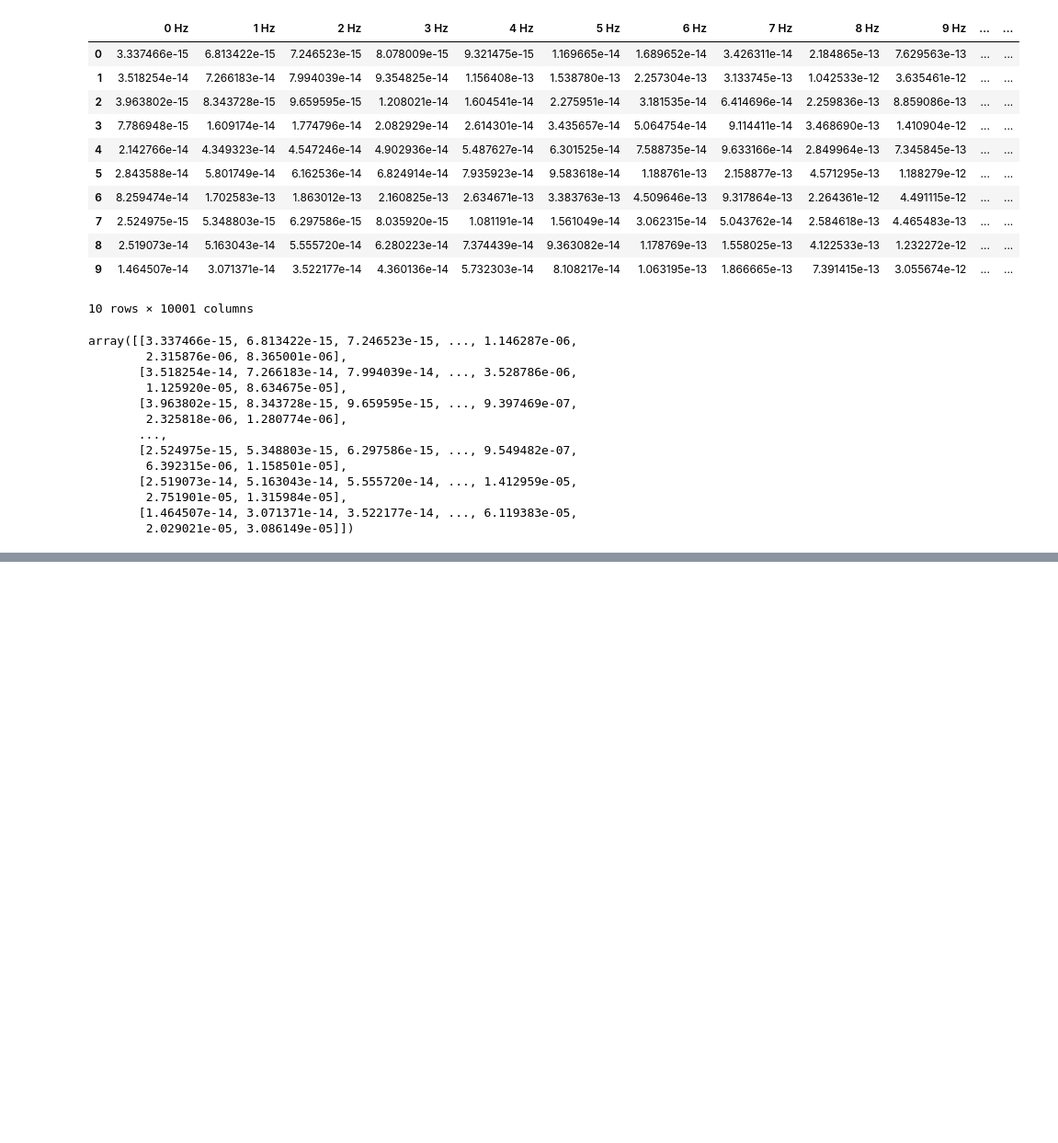
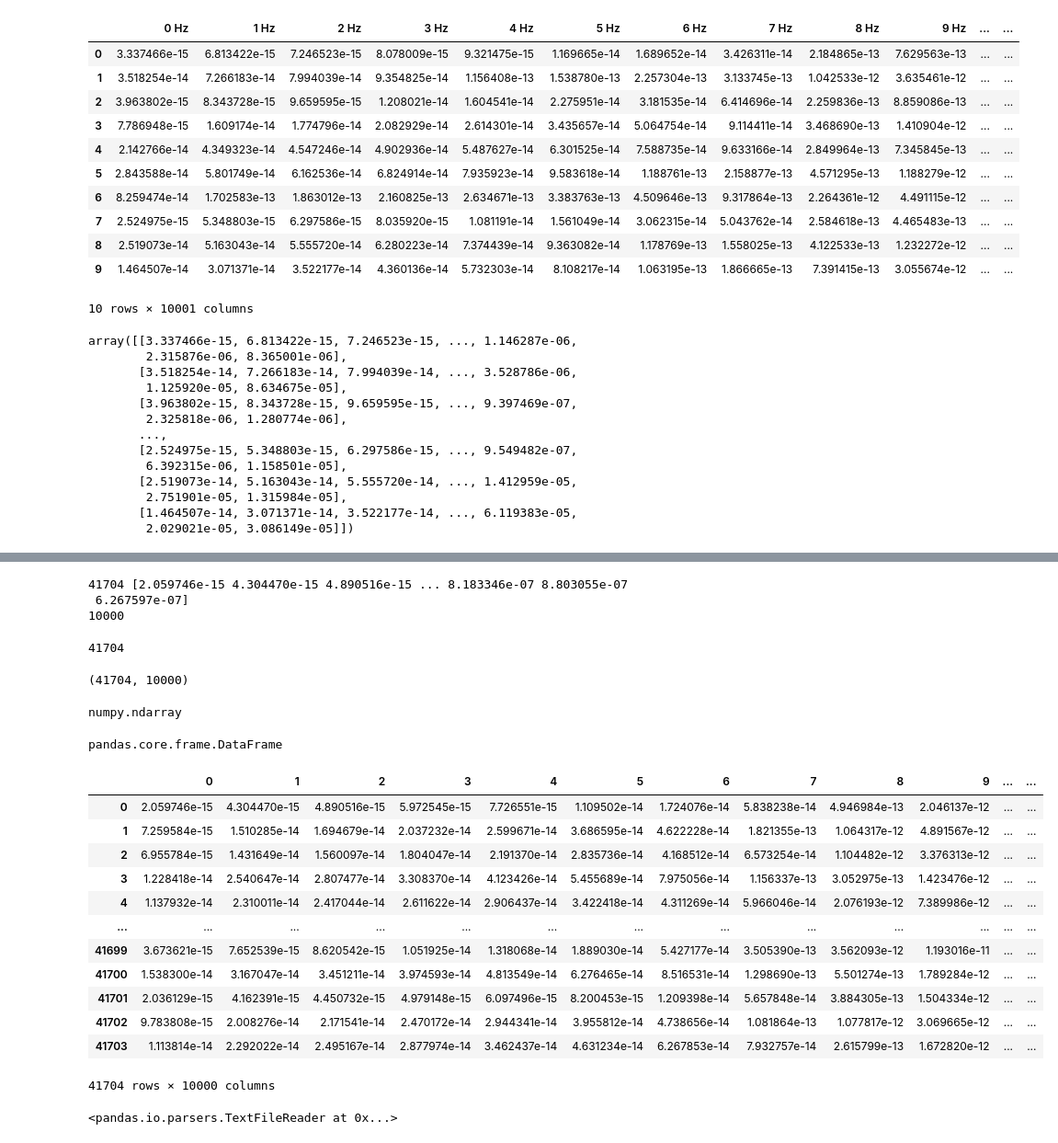
Before and after one commit to wsy8029/nvh, a Jupyter notebook: EDA.ipynb, the cells around one changed output, grey strips where cells are left out. Shown at 92% size. Cells and saved outputs as stored; diff of their text form; code cells hidden in the pictures; blank space fills up the shorter version.

```diff
--- a/EDA.ipynb
+++ b/EDA.ipynb
@@ -110,0 +134,48 @@ list(spec)
+# %%
+import numpy as np
+
+data = np.loadtxt('/Users/peter/Downloads/lg_train/201912_FLD165NBMA_vib_spectrum_modi_train.txt',
+                  delimiter='\t', skiprows=1, usecols=np.arange(4,10004))
+
+print(len(data), data[0])
+print(len(data[0]))
+# %% [output]
+41704 [2.059746e-15 4.304470e-15 4.890516e-15 ... 8.183346e-07 8.803055e-07
+ 6.267597e-07]
+10000
+# %%
+len(data)
+# %% [output]
+41704
+# %%
+data.shape
+# %% [output]
+(41704, 10000)
+# %%
+type(data)
+# %% [output]
+numpy.ndarray
+# %%
+# f= open("/Users/peter/Downloads/lg_train/201912_FLD165NBMA_vib_spectrum_modi_train.txt", mode='r')
+
+d = pd.DataFrame(data)
+# %%
+type(d)
+# %% [output]
+pandas.core.frame.DataFrame
+# %%
+d
+# %% [output]
+|  | 0 | 1 | 2 | 3 | 4 | 5 | 6 | 7 | 8 | 9 | ... | ... |
+| 0 | 2.059746e-15 | 4.304470e-15 | 4.890516e-15 | 5.972545e-15 | 7.726551e-15 | 1.109502e-14 | 1.724076e-14 | 5.838238e-14 | 4.946984e-13 | 2.046137e-12 | ... | ... |
+| 1 | 7.259584e-15 | 1.510285e-14 | 1.694679e-14 | 2.037232e-14 | 2.599671e-14 | 3.686595e-14 | 4.622228e-14 | 1.821355e-13 | 1.064317e-12 | 4.891567e-12 | ... | ... |
+| 2 | 6.955784e-15 | 1.431649e-14 | 1.560097e-14 | 1.804047e-14 | 2.191370e-14 | 2.835736e-14 | 4.168512e-14 | 6.573254e-14 | 1.104482e-12 | 3.376313e-12 | ... | ... |
+| 3 | 1.228418e-14 | 2.540647e-14 | 2.807477e-14 | 3.308370e-14 | 4.123426e-14 | 5.455689e-14 | 7.975056e-14 | 1.156337e-13 | 3.052975e-13 | 1.423476e-12 | ... | ... |
+| 4 | 1.137932e-14 | 2.310011e-14 | 2.417044e-14 | 2.611622e-14 | 2.906437e-14 | 3.422418e-14 | 4.311269e-14 | 5.966046e-14 | 2.076193e-12 | 7.389986e-12 | ... | ... |
+| ... | ... | ... | ... | ... | ... | ... | ... | ... | ... | ... | ... | ... |
+| 41699 | 3.673621e-15 | 7.652539e-15 | 8.620542e-15 | 1.051925e-14 | 1.318068e-14 | 1.889030e-14 | 5.427177e-14 | 3.505390e-13 | 3.562093e-12 | 1.193016e-11 | ... | ... |
+| 41700 | 1.538300e-14 | 3.167047e-14 | 3.451211e-14 | 3.974593e-14 | 4.813549e-14 | 6.276465e-14 | 8.516531e-14 | 1.298690e-13 | 5.501274e-13 | 1.789284e-12 | ... | ... |
+| 41701 | 2.036129e-15 | 4.162391e-15 | 4.450732e-15 | 4.979148e-15 | 6.097496e-15 | 8.200453e-15 | 1.209398e-14 | 5.657848e-14 | 3.884305e-13 | 1.504334e-12 | ... | ... |
+| 41702 | 9.783808e-15 | 2.008276e-14 | 2.171541e-14 | 2.470172e-14 | 2.944341e-14 | 3.955812e-14 | 4.738656e-14 | 1.081864e-13 | 1.077817e-12 | 3.069665e-12 | ... | ... |
+| 41703 | 1.113814e-14 | 2.292022e-14 | 2.495167e-14 | 2.877974e-14 | 3.462437e-14 | 4.631234e-14 | 6.267853e-14 | 7.932757e-14 | 2.615799e-13 | 1.672820e-12 | ... | ... |
+41704 rows × 10000 columns
@@ -110,0 +184,4 @@ list(spec)
+# %%
+display(data_pandas)
+# %% [output]
+<pandas.io.parsers.TextFileReader at 0x...>
```
Also changed, not shown: parts of 16 cells of this notebook, 4 other files.
